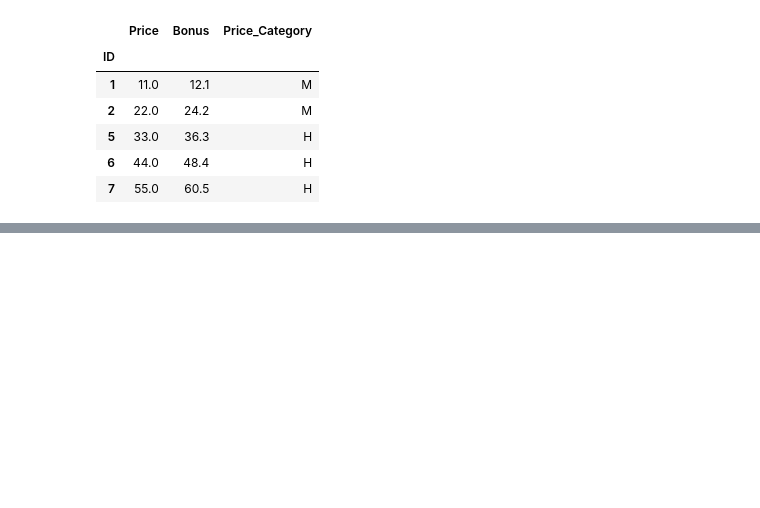
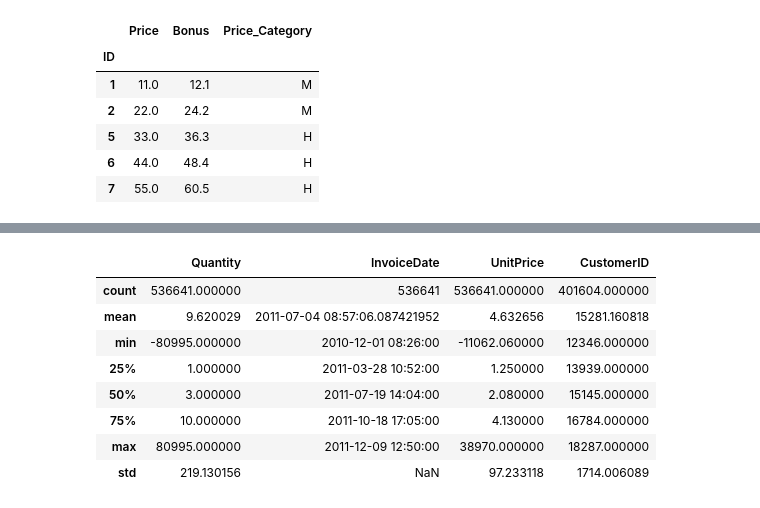
Before and after one commit to sgajbhiye96/library, a Jupyter notebook: PANDAS_NEW.ipynb, the cells around one changed output, grey strips where cells are left out. Cells and saved outputs as stored; diff of their text form; code cells hidden in the pictures; blank space fills up the shorter version.

```diff
--- a/PANDAS_NEW.ipynb
+++ b/PANDAS_NEW.ipynb
@@ -740,0 +788,12 @@ df2.set_index(["ID"])
+# %%
+df.describe()
+# %% [output]
+|  | Quantity | InvoiceDate | UnitPrice | CustomerID |
+| count | 536641.000000 | 536641 | 536641.000000 | 401604.000000 |
+| mean | 9.620029 | 2011-07-04 08:57:06.087421952 | 4.632656 | 15281.160818 |
+| min | -80995.000000 | 2010-12-01 08:26:00 | -11062.060000 | 12346.000000 |
+| 25% | 1.000000 | 2011-03-28 10:52:00 | 1.250000 | 13939.000000 |
+| 50% | 3.000000 | 2011-07-19 14:04:00 | 2.080000 | 15145.000000 |
+| 75% | 10.000000 | 2011-10-18 17:05:00 | 4.130000 | 16784.000000 |
+| max | 80995.000000 | 2011-12-09 12:50:00 | 38970.000000 | 18287.000000 |
+| std | 219.130156 | NaN | 97.233118 | 1714.006089 |
```
Also changed, not shown: parts of 15 cells of this notebook.
